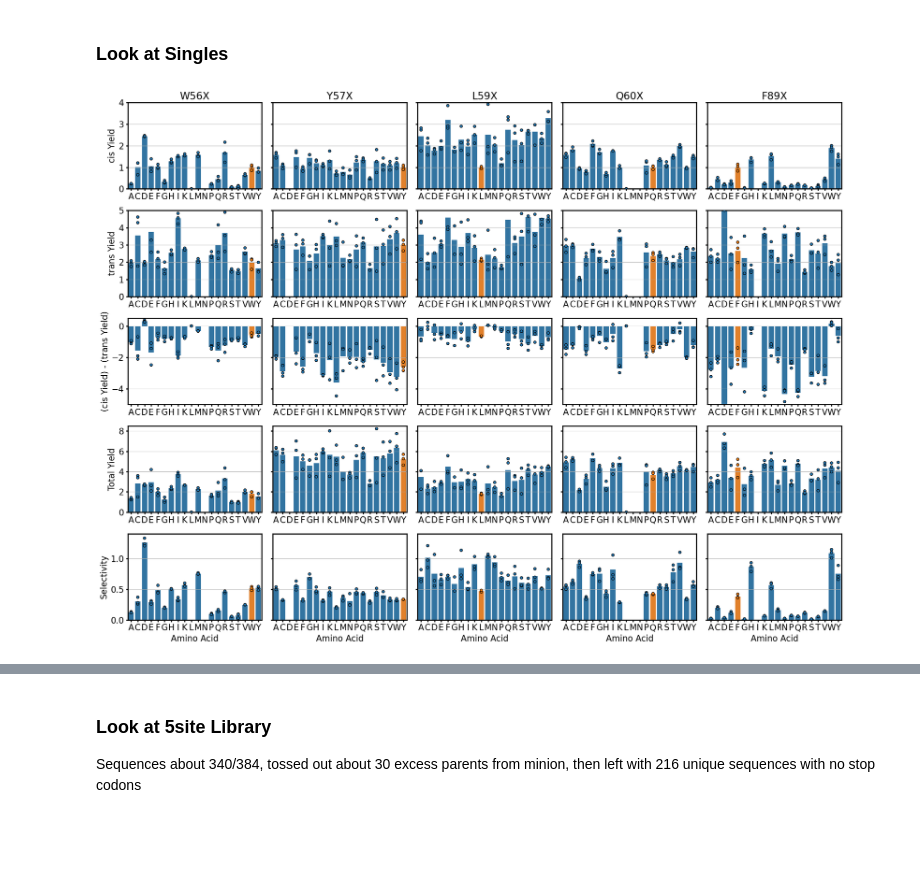
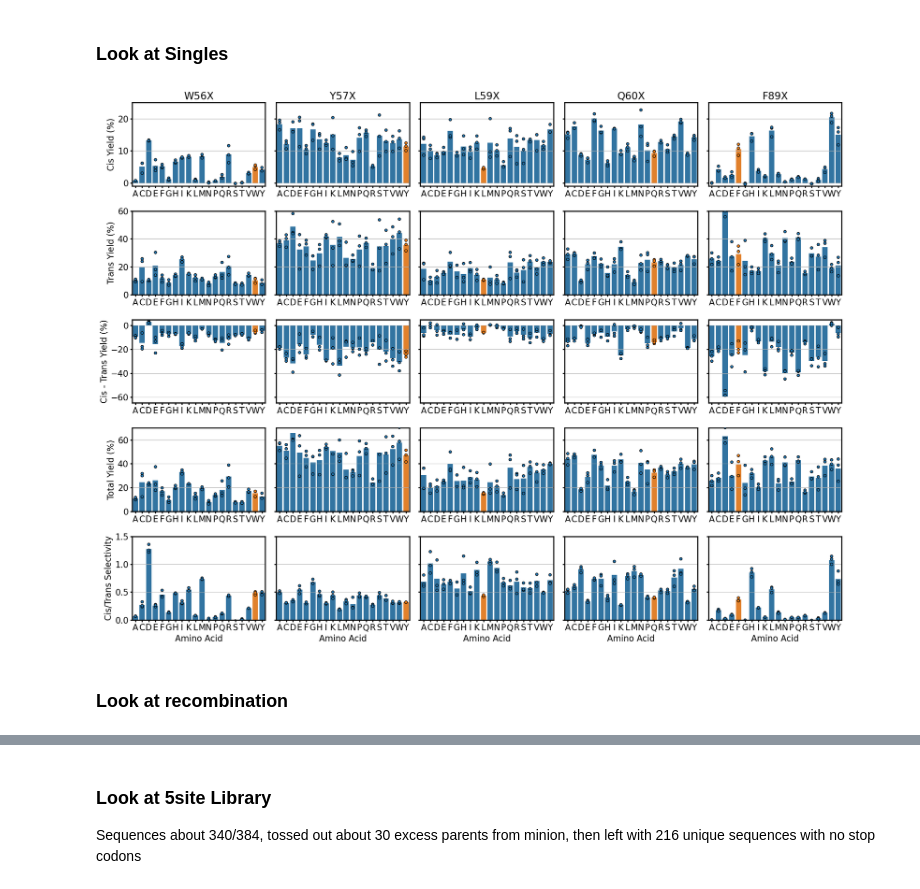
Before and after one commit to jsunn-y/ALDE, a Jupyter notebook: analysis/visualization.ipynb, the cells around one changed output, grey strips where cells are left out. Drawn from its saved outputs; the diff is of its cells as text; code cells hidden in the pictures; blank space fills up the shorter version.

Commit message:
udpated visualization notebooks

```diff
--- a/analysis/visualization.ipynb
+++ b/analysis/visualization.ipynb
@@ -567,6 +567,13 @@ plt.savefig('uncertainty_calibration_bars.svg')
 ## Before the Optimization Campaign
 # %% [markdown]
 ### Look at Singles
+# %%
+#from benchling calibration curve for singles
+def normiso1toyield(x):
+    return (x - 0.0738)/1.6361 * 10 * 1.5
+
+def normiso2toyield(x):
+    return (x - 0.0978)/1.6067 * 10 * 1.5
 # %%
 parent_residues = ['W', 'Y', 'L', 'Q', 'F']
 number = ['56', '57', '59', '60', '89']
@@ -585,14 +592,18 @@ for column in ['NormIso1','NormIso2', 'Diff', 'Total', 'Selectivity']: #['NormIs
         map_dict[column][sheet] = {}
         plt.subplot(5, 5, i+1)
         i += 1
-        data = pd.read_excel('/disk1/jyang4/repos/data/from_StARDUST/ParPgb/5site_ravi_carbene/RL-7-50_SSM_AllData_56X-60X+89X.xlsx', sheet_name=sheet)
+        # data = pd.read_excel('ParPgb/initial/RL-7-50_SSM_AllData_56X-60X+89X.xlsx', sheet_name=sheet)
+        data = pd.read_excel(f'ParPgb/initial/RL-7-50+98_{number[sheet]}X.xls')
         #replace Sterile with []
         data['AA'] = data['AA'].apply(lambda x: x.replace('Sterile', '[]'))
         data['WT'] = data['AA'] == residue
 
         #normalize everything to mean of WT of NormIso1, skip if you want selectivity
-        if column in ['NormIso1', 'NormIso2']:
-            data[column] = data[column]/data[data['WT']]['NormIso1'].mean()
+        # if column in ['NormIso1', 'NormIso2']:
+        #     data[column] = data[column]/data[data['WT']]['NormIso1'].mean()
+
+        data['NormIso1'] = data['NormIso1'].apply(normiso1toyield)
+        data['NormIso2'] = data['NormIso2'].apply(normiso2toyield)
 
         #barplot with the resude of interest colored
         if i<=5:
@@ -619,42 +630,44 @@ for column in ['NormIso1','NormIso2', 'Diff', 'Total', 'Selectivity']: #['NormIs
             #todo plot the one that doesn't appear in a different color
 
             if column == 'NormIso1':
                 combos.append(combo)
                 NormIso1.append(mean)
             elif column == 'NormIso2':
                 NormIso2.append(mean)
 
         #remove legend
         if column == 'Total':
-            plt.ylabel('Total Yield')
-            plt.ylim(0,8.5)
+            plt.ylabel('Total Yield (%)')
+            plt.ylim(0,70)
         if column == 'Selectivity':
-            plt.ylabel('Selectivity')
-            plt.ylim(0, 1.4)
+            plt.ylabel('Cis/Trans Selectivity')
+            plt.ylim(0, 1.5)
         if column == 'Diff':
-            plt.ylabel('(cis Yield) - (trans Yield)')
-            plt.ylim(-5, 0.5)
+            plt.ylabel('Cis - Trans Yield (%)')
+            plt.ylim(-65, 5)
         if column == 'NormIso1':
-            plt.ylim(0, 4)
-            plt.ylabel('cis Yield')
+            plt.ylim(-1, 25)
+            plt.ylabel('Cis Yield (%)')
         if column == 'NormIso2':
-            plt.ylim(0, 5)
-            plt.ylabel('trans Yield')
+            plt.ylim(0, 60)
+            plt.ylabel('Trans Yield (%)')
 
         if i != 1 and i != 6 and i != 11 and i != 16 and i != 21:
             ax.set_yticklabels([])
             ax.set(ylabel=None)
         if i <= 20:
         #     ax.set_xticklabels([])
             ax.set(xlabel=None)
         else:
             ax.set(xlabel='Amino Acid')
 
         plt.legend([],[], frameon=False)
 plt.tight_layout()
-plt.savefig('analysis/singles_fitness.svg')
+plt.savefig('ParPgb/figs/singles_fitness.svg')
 dict = {'Combo': combos, 'NormIso1': NormIso1, 'NormIso2': NormIso2,}
 singles_df = pd.DataFrame(dict)
 singles_df = singles_df.groupby('Combo').mean().reset_index()
 # %% [output]
-[figure, old version]
+[figure, new version]
+# %% [markdown]
+### Look at recombination
```
Also changed, not shown: parts of 9 cells of this notebook.
